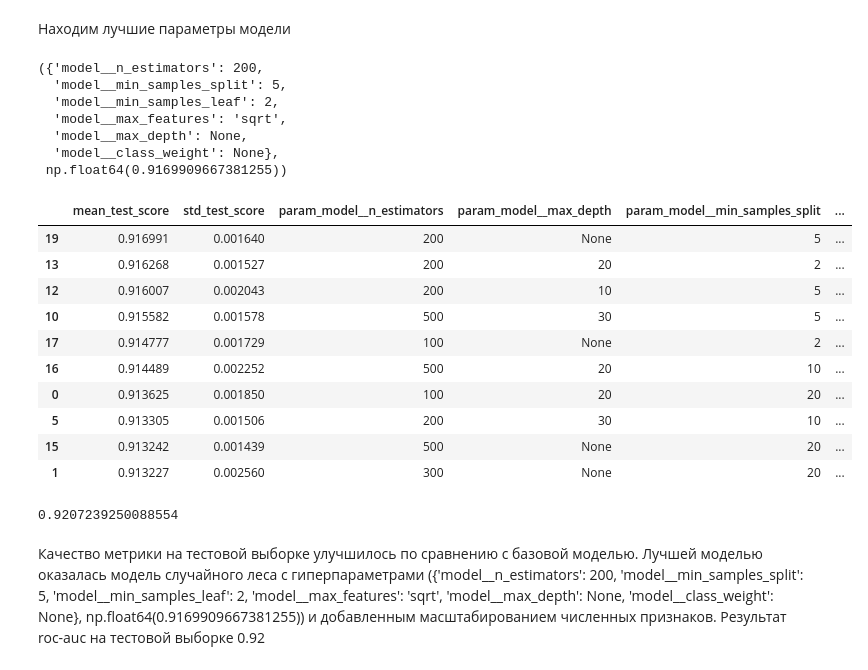
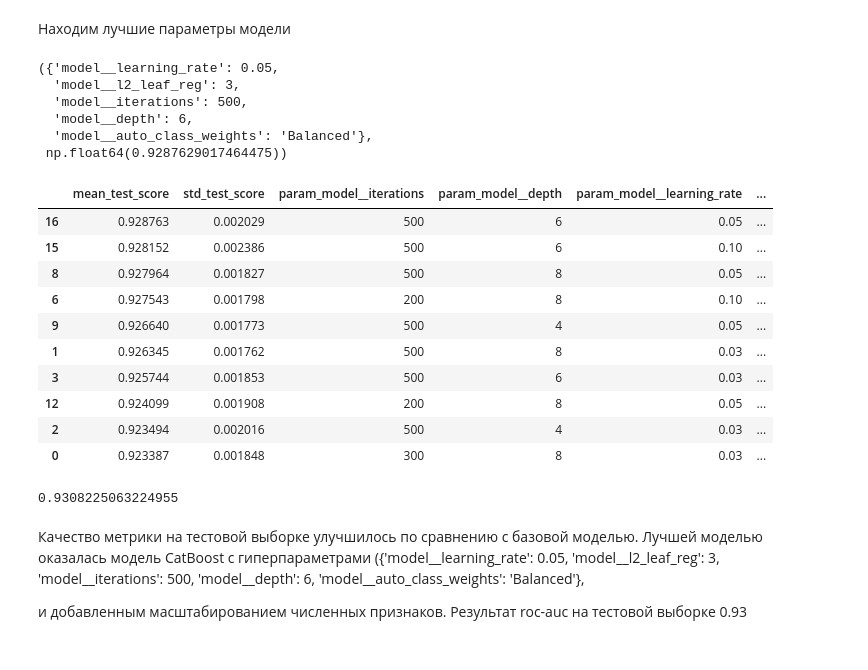
Before and after one commit to pinkchapman/Adult_income_predicition, a Jupyter notebook: notebooks/04_hyperparam_tuning.ipynb, the cells around one changed output. Saved outputs shown, nothing was run; the diff lists cells and outputs as text; code cells hidden in the pictures.

```diff
--- a/notebooks/04_hyperparam_tuning.ipynb
+++ b/notebooks/04_hyperparam_tuning.ipynb
@@ -67,18 +68,17 @@ cv = StratifiedKFold(n_splits=5, shuffle=True, random_state = RANDOM_STATE)
 # %%
 pipeline = Pipeline([
     ("preprocessor", preprocessor),
-    ("model", RandomForestClassifier(random_state = RANDOM_STATE, n_jobs=-1))
+    ("model", CatBoostClassifier(random_state = RANDOM_STATE, verbose=0))
 ])
 # %% [markdown]
 Подбор гиперпараметров
 # %%
 param_distributions = {
-    "model__n_estimators": [100, 200, 300, 500],
-    "model__max_depth": [None, 5, 10, 15, 20, 30],
-    "model__min_samples_split": [2, 5, 10, 20],
-    "model__min_samples_leaf": [1, 2, 4, 8],
-    "model__max_features": ["sqrt", "log2", None],
-    "model__class_weight": [None, "balanced"]
+    "model__iterations": [200, 300, 500],
+    "model__depth": [4, 6, 8],
+    "model__learning_rate": [0.03, 0.05, 0.1],
+    "model__l2_leaf_reg": [1, 3, 5, 7],
+    "model__auto_class_weights": [None, "Balanced"]
 }
 # %%
 random_search = RandomizedSearchCV(
@@ -120,42 +137,40 @@ best_cv_score = random_search.best_score_
 
 best_params, best_cv_score
 # %% [output]
-({'model__n_estimators': 200,
-  'model__min_samples_split': 5,
-  'model__min_samples_leaf': 2,
-  'model__max_features': 'sqrt',
-  'model__max_depth': None,
-  'model__class_weight': None},
- np.float64(0.9169909667381255))
+({'model__learning_rate': 0.05,
+  'model__l2_leaf_reg': 3,
+  'model__iterations': 500,
+  'model__depth': 6,
+  'model__auto_class_weights': 'Balanced'},
+ np.float64(0.9287629017464475))
 # %%
 tuning_results = pd.DataFrame(random_search.cv_results_)
 
 tuning_results = tuning_results[
     [
         "mean_test_score",
         "std_test_score",
-        "param_model__n_estimators",
-        "param_model__max_depth",
-        "param_model__min_samples_split",
-        "param_model__min_samples_leaf",
-        "param_model__max_features",
-        "param_model__class_weight"
+        "param_model__iterations",
+        "param_model__depth",
+        "param_model__learning_rate",
+        "param_model__l2_leaf_reg",
+        "param_model__auto_class_weights"
     ]
 ].sort_values("mean_test_score", ascending=False)
 
 display(tuning_results.head(10))
 # %% [output]
-|  | mean_test_score | std_test_score | param_model__n_estimators | param_model__max_depth | param_model__min_samples_split | ... |
-| 19 | 0.916991 | 0.001640 | 200 | None | 5 | ... |
-| 13 | 0.916268 | 0.001527 | 200 | 20 | 2 | ... |
-| 12 | 0.916007 | 0.002043 | 200 | 10 | 5 | ... |
-| 10 | 0.915582 | 0.001578 | 500 | 30 | 5 | ... |
-| 17 | 0.914777 | 0.001729 | 100 | None | 2 | ... |
-| 16 | 0.914489 | 0.002252 | 500 | 20 | 10 | ... |
-| 0 | 0.913625 | 0.001850 | 100 | 20 | 20 | ... |
-| 5 | 0.913305 | 0.001506 | 200 | 30 | 10 | ... |
-| 15 | 0.913242 | 0.001439 | 500 | None | 20 | ... |
-| 1 | 0.913227 | 0.002560 | 300 | None | 20 | ... |
+|  | mean_test_score | std_test_score | param_model__iterations | param_model__depth | param_model__learning_rate | ... |
+| 16 | 0.928763 | 0.002029 | 500 | 6 | 0.05 | ... |
+| 15 | 0.928152 | 0.002386 | 500 | 6 | 0.10 | ... |
+| 8 | 0.927964 | 0.001827 | 500 | 8 | 0.05 | ... |
+| 6 | 0.927543 | 0.001798 | 200 | 8 | 0.10 | ... |
+| 9 | 0.926640 | 0.001773 | 500 | 4 | 0.05 | ... |
+| 1 | 0.926345 | 0.001762 | 500 | 8 | 0.03 | ... |
+| 3 | 0.925744 | 0.001853 | 500 | 6 | 0.03 | ... |
+| 12 | 0.924099 | 0.001908 | 200 | 8 | 0.05 | ... |
+| 2 | 0.923494 | 0.002016 | 500 | 4 | 0.03 | ... |
+| 0 | 0.923387 | 0.001848 | 300 | 8 | 0.03 | ... |
 # %%
 best_model = random_search.best_estimator_
 
@@ -165,14 +180,13 @@ y_proba = best_model.predict_proba(X_test)[:, 1]
 test_roc_auc = roc_auc_score(y_test, y_proba)
 test_roc_auc
 # %% [output]
-0.9207239250088554
+0.9308225063224955
 # %% [markdown]
-Качество метрики на тестовой выборке улучшилось по сравнению с базовой моделью. Лучшей моделью оказалась модель случайного леса с гиперпараметрами
-({'model__n_estimators': 200,
-  'model__min_samples_split': 5,
-  'model__min_samples_leaf': 2,
-  'model__max_features': 'sqrt',
-  'model__max_depth': None,
-  'model__class_weight': None},
- np.float64(0.9169909667381255))
- и добавленным масштабированием численных признаков. Результат roc-auc на тестовой выборке 0.92
+Качество метрики на тестовой выборке улучшилось по сравнению с базовой моделью. Лучшей моделью оказалась модель CatBoost с гиперпараметрами
+({'model__learning_rate': 0.05,
+  'model__l2_leaf_reg': 3,
+  'model__iterations': 500,
+  'model__depth': 6,
+  'model__auto_class_weights': 'Balanced'},
+
+ и добавленным масштабированием численных признаков. Результат roc-auc на тестовой выборке 0.93
```
Also changed, not shown: parts of 2 cells of this notebook, 7 other files.
